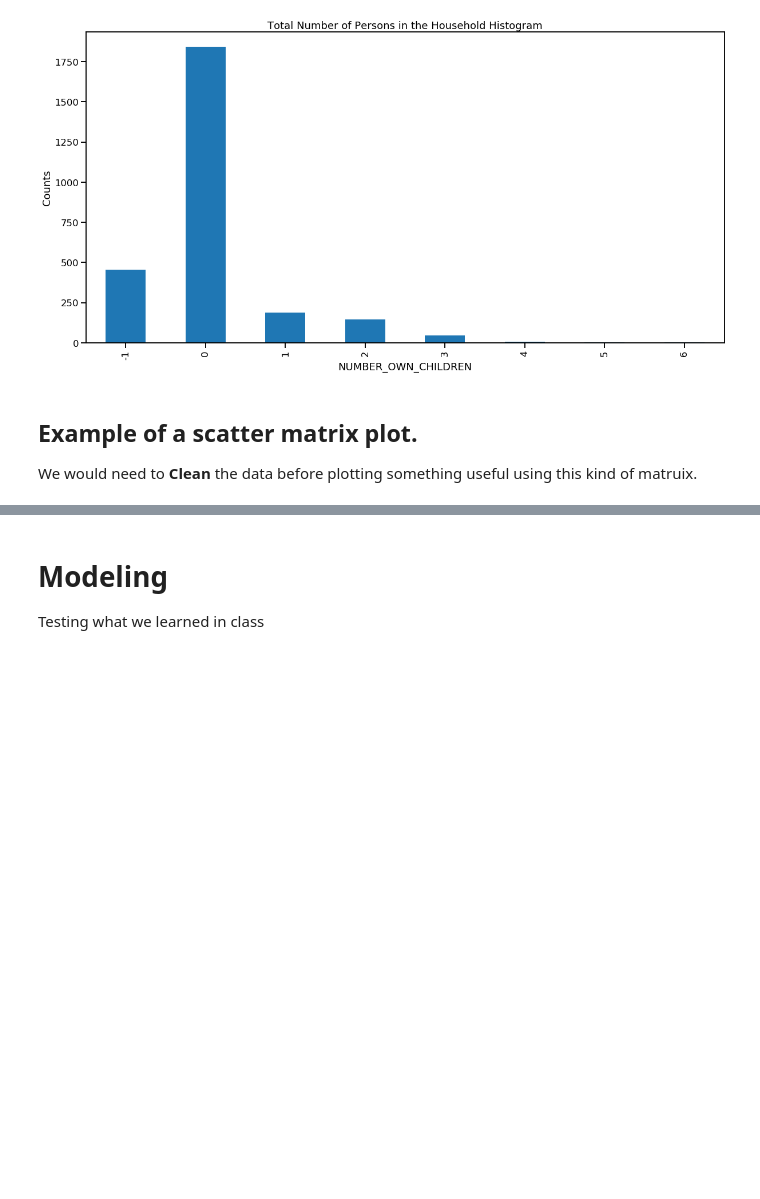
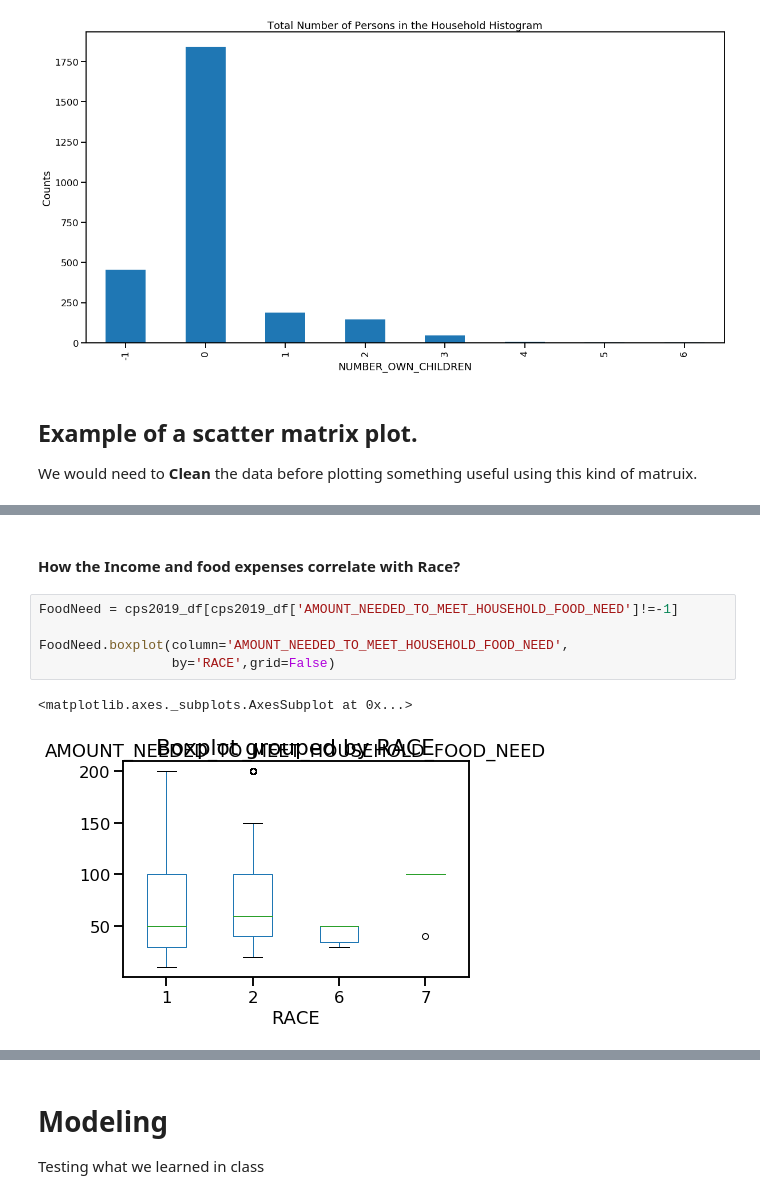
Before and after one commit to astronomilo/foodinsecurity, a Jupyter notebook: Notebooks/EDA_Prep/Team_27_EDA_Prep_20220207.ipynb, the cells around one changed output, grey strips where cells are left out. Cells and saved outputs as stored; diff of their text form; blank space fills up the shorter version.

```diff
--- a/Notebooks/EDA_Prep/Team_27_EDA_Prep_20220207.ipynb
+++ b/Notebooks/EDA_Prep/Team_27_EDA_Prep_20220207.ipynb
@@ -561,0 +617,10 @@ plt.show()
+# %% [markdown]
+#### How the Income and food expenses correlate with Race?
+# %%
+FoodNeed = cps2019_df[cps2019_df['AMOUNT_NEEDED_TO_MEET_HOUSEHOLD_FOOD_NEED']!=-1]
+
+FoodNeed.boxplot(column='AMOUNT_NEEDED_TO_MEET_HOUSEHOLD_FOOD_NEED',
+                 by='RACE',grid=False)
+# %% [output]
+<matplotlib.axes._subplots.AxesSubplot at 0x...>
+[figure, added]
```
Also changed, not shown: parts of 22 cells of this notebook.
